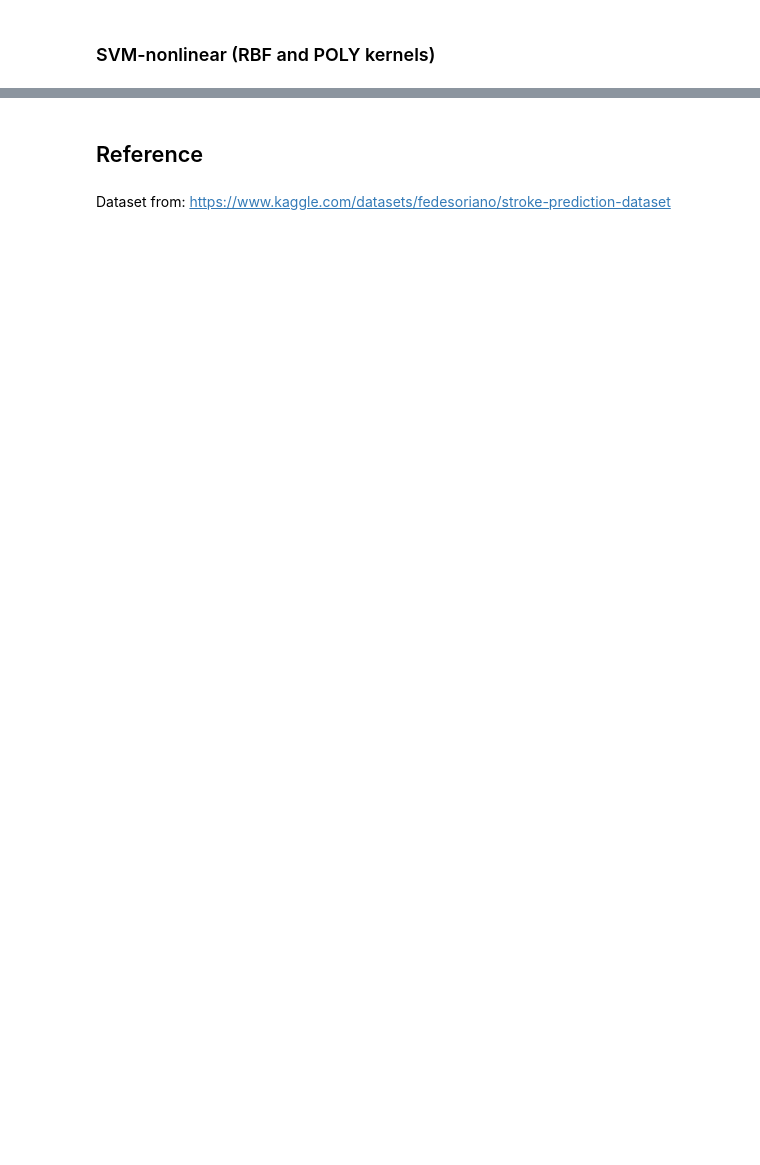
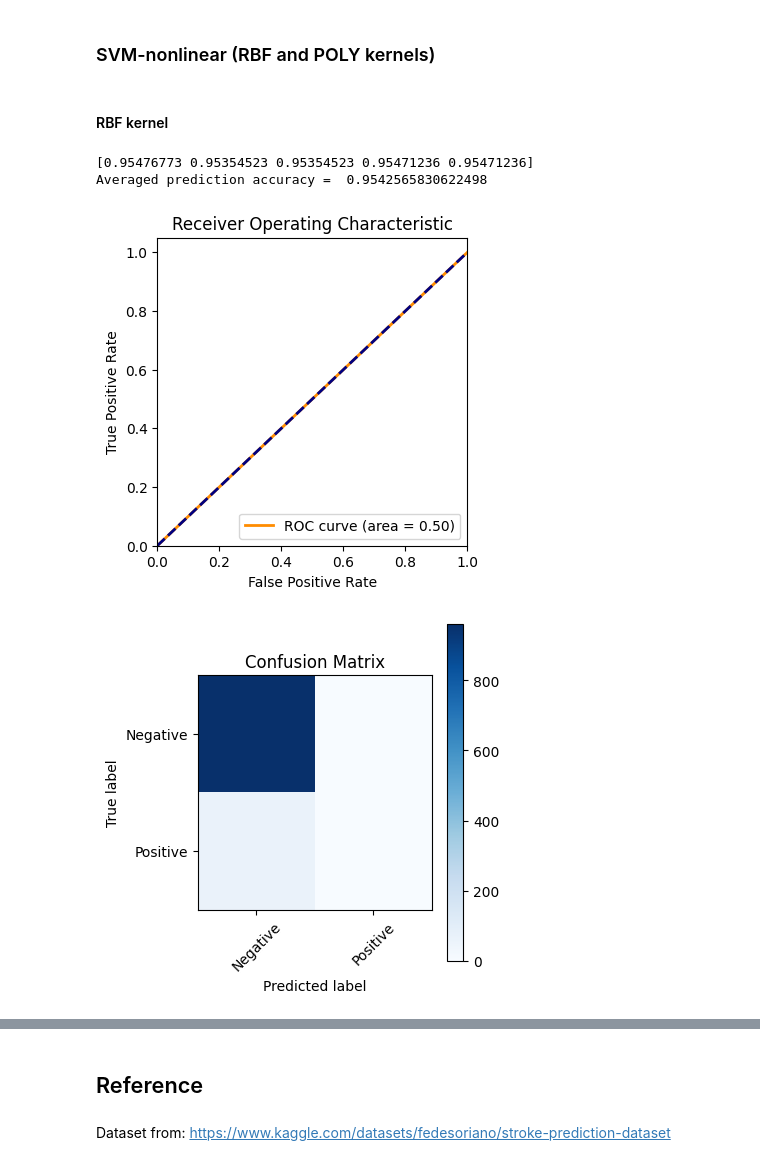
Before and after one commit to eomielan/manu465, a Jupyter notebook: assignments/assignment2/assignment2.ipynb, the cells around one changed output, grey strips where cells are left out. Saved outputs shown, nothing was run; the diff lists cells and outputs as text; code cells hidden in the pictures; blank space fills up the shorter version.

```diff
--- a/assignments/assignment2/assignment2.ipynb
+++ b/assignments/assignment2/assignment2.ipynb
@@ -295,2 +415,17 @@ memory usage: 479.2 KB
 # %% [markdown]
 ### SVM-nonlinear (RBF and POLY kernels)
+# %% [markdown]
+#### RBF kernel
+# %%
+svmrbf_clf = SVC(kernel='rbf')
+svmrbf_clf.fit(X_train, y_train)
+scores = cross_val_score(svmrbf_clf, X_train, y_train, scoring='accuracy', cv=5)
+print(scores)
+print('Averaged prediction accuracy = ', np.average(scores))
+avg_cv_scores['SVM-nonlinear-rbf'] = np.average(scores)
+plot_prediction_results(svmrbf_clf, X_train, X_test, y_train, y_test)
+# %% [output]
+[0.95476773 0.95354523 0.95354523 0.95471236 0.95471236]
+Averaged prediction accuracy =  0.9542565830622498
+[figure, added]
+[figure, added]
```
Also changed, not shown: parts of 52 cells of this notebook.
